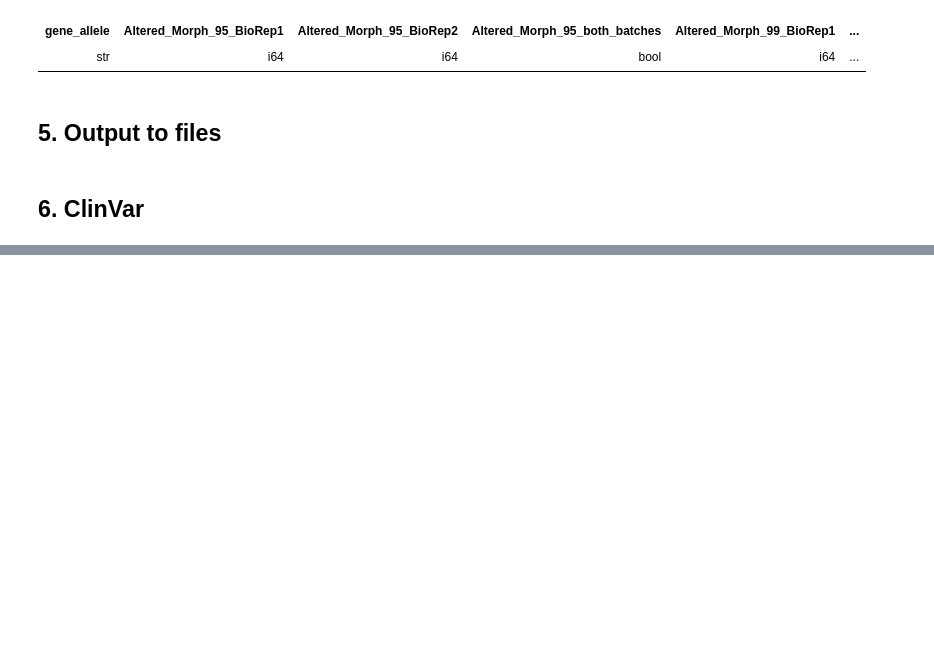
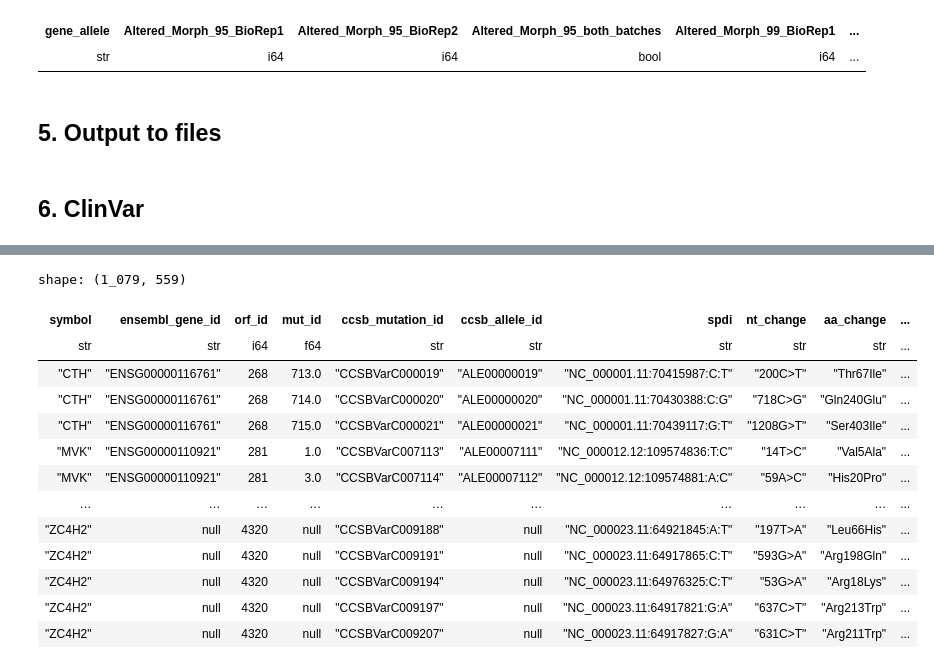
Before and after one commit to broadinstitute/2025_varchamp_snakemake, a Jupyter notebook: 3.downstream_analyses/scripts/3_classification_metrics.ipynb, the cells around one changed output, grey strips where cells are left out. Saved outputs shown, nothing was run; the diff lists cells and outputs as text; code cells hidden in the pictures; blank space fills up the shorter version.

```diff
--- a/3.downstream_analyses/scripts/3_classification_metrics.ipynb
+++ b/3.downstream_analyses/scripts/3_classification_metrics.ipynb
@@ -1049,0 +1248,19 @@ Total variants: 1079
+# %%
+summary_clin_var.filter(
+    pl.col("AUROC")
+)
+# %% [output]
+shape: (1_079, 559)
+| symbol | ensembl_gene_id | orf_id | mut_id | ccsb_mutation_id | ccsb_allele_id | spdi | nt_change | aa_change | ... |
+| str | str | i64 | f64 | str | str | str | str | str | ... |
+| "CTH" | "ENSG00000116761" | 268 | 713.0 | "CCSBVarC000019" | "ALE00000019" | "NC_000001.11:70415987:C:T" | "200C>T" | "Thr67Ile" | ... |
+| "CTH" | "ENSG00000116761" | 268 | 714.0 | "CCSBVarC000020" | "ALE00000020" | "NC_000001.11:70430388:C:G" | "718C>G" | "Gln240Glu" | ... |
+| "CTH" | "ENSG00000116761" | 268 | 715.0 | "CCSBVarC000021" | "ALE00000021" | "NC_000001.11:70439117:G:T" | "1208G>T" | "Ser403Ile" | ... |
+| "MVK" | "ENSG00000110921" | 281 | 1.0 | "CCSBVarC007113" | "ALE00007111" | "NC_000012.12:109574836:T:C" | "14T>C" | "Val5Ala" | ... |
+| "MVK" | "ENSG00000110921" | 281 | 3.0 | "CCSBVarC007114" | "ALE00007112" | "NC_000012.12:109574881:A:C" | "59A>C" | "His20Pro" | ... |
+| … | … | … | … | … | … | … | … | … | ... |
+| "ZC4H2" | null | 4320 | null | "CCSBVarC009188" | null | "NC_000023.11:64921845:A:T" | "197T>A" | "Leu66His" | ... |
+| "ZC4H2" | null | 4320 | null | "CCSBVarC009191" | null | "NC_000023.11:64917865:C:T" | "593G>A" | "Arg198Gln" | ... |
+| "ZC4H2" | null | 4320 | null | "CCSBVarC009194" | null | "NC_000023.11:64976325:C:T" | "53G>A" | "Arg18Lys" | ... |
+| "ZC4H2" | null | 4320 | null | "CCSBVarC009197" | null | "NC_000023.11:64917821:G:A" | "637C>T" | "Arg213Trp" | ... |
+| "ZC4H2" | null | 4320 | null | "CCSBVarC009207" | null | "NC_000023.11:64917827:G:A" | "631C>T" | "Arg211Trp" | ... |
```
Also changed, not shown: parts of 13 cells of this notebook, 6 other files.
